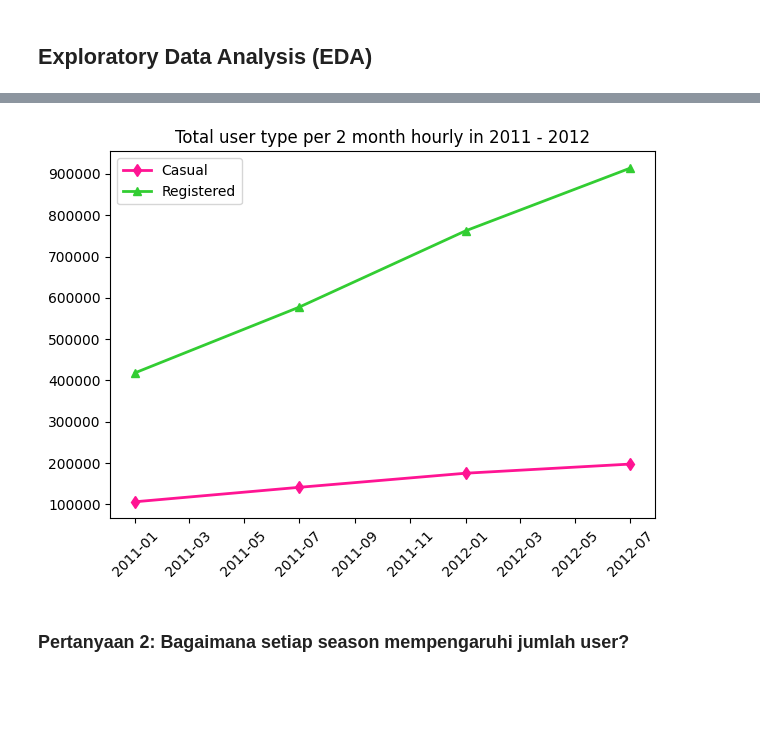
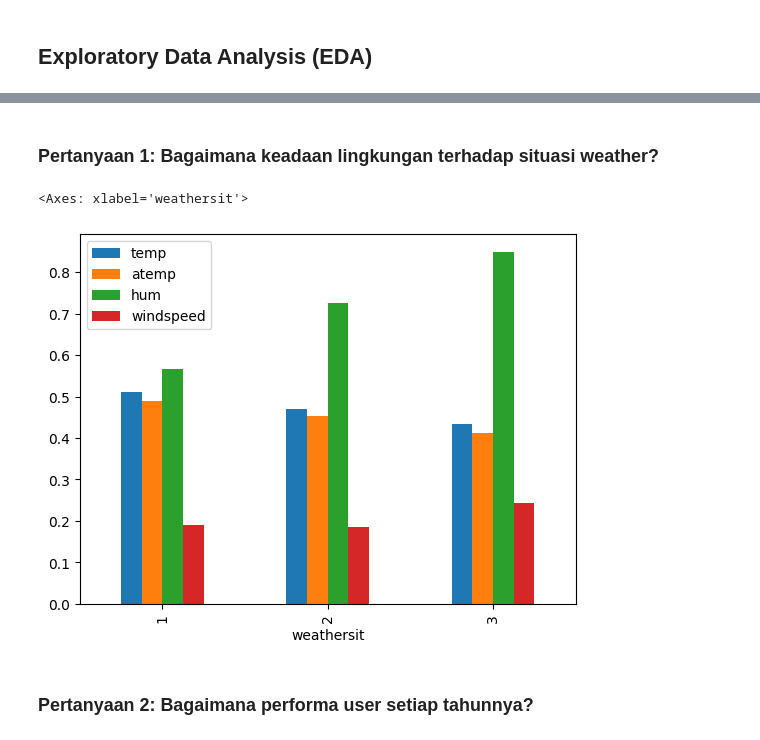
Before and after one commit to codewithnathan/bike_sharing, a Jupyter notebook: notebook.ipynb, the cells around one changed output, grey strips where cells are left out. Drawn from its saved outputs; the diff is of its cells as text; code cells hidden in the pictures; blank space fills up the shorter version.

```diff
--- a/notebook.ipynb
+++ b/notebook.ipynb
@@ -154,0 +57,3 @@ Jumlah duplikasi:  0
+# %%
+day_df['dteday'] = pd.to_datetime(day_df['dteday'])
+day_df.info()
@@ -232,0 +98,8 @@ season_hour_day_hourly = hour_day_df.groupby(by="season_hourly").agg({
+# %%
+day_by_weathersit = day_df.groupby(['weathersit']).agg({
+    'temp': 'mean',
+    'atemp': 'mean',
+    'hum': 'mean',
+    'windspeed': 'mean'
+}).reset_index()
+print(day_by_weathersit)
@@ -277,26 +128,9 @@ plt.tight_layout()
-# %%
-plt.plot(
-    hour_6months_df['dteday'],
-    hour_6months_df['casual_hourly'],
-    marker='d',
-    linewidth=2,
-    color="#FF1493",
-    label="Casual"
-)
-plt.plot(
-    hour_6months_df['dteday'],
-    hour_6months_df['registered_hourly'],
-    marker='^',
-    linewidth=2,
-    color="#32CD32",
-    label="Registered"
-)
-
-plt.title('Total user type per 2 month hourly in 2011 - 2012')
-plt.legend()
-plt.xticks(rotation=45)
-plt.tight_layout()
-# %% [output]
-[figure, removed]
+# %% [markdown]
+### Pertanyaan 1: Bagaimana keadaan lingkungan terhadap situasi weather?
+# %%
+day_by_weathersit.plot(kind='bar', x='weathersit', y=['temp', 'atemp', 'hum', 'windspeed'])
+# %% [output]
+<Axes: xlabel='weathersit'>
+[figure, added]
 # %% [markdown]
-### Pertanyaan 2: Bagaimana setiap season mempengaruhi jumlah user?
+### Pertanyaan 2: Bagaimana performa user setiap tahunnya?
```
Also changed, not shown: parts of 39 cells of this notebook, 3 other files.
